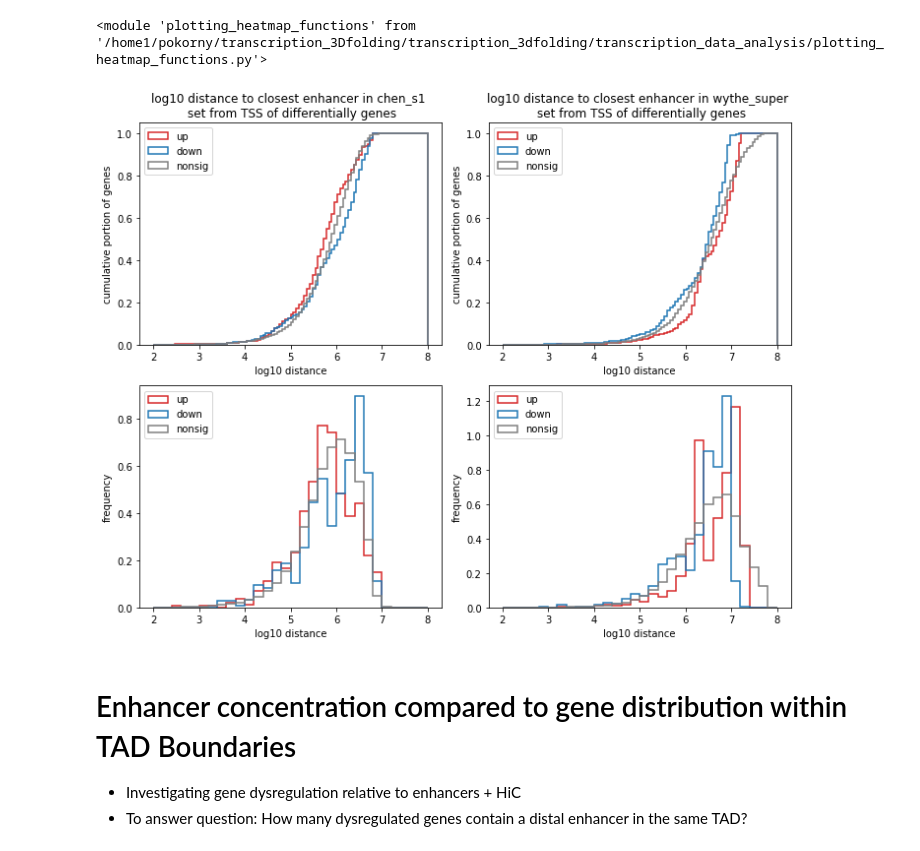
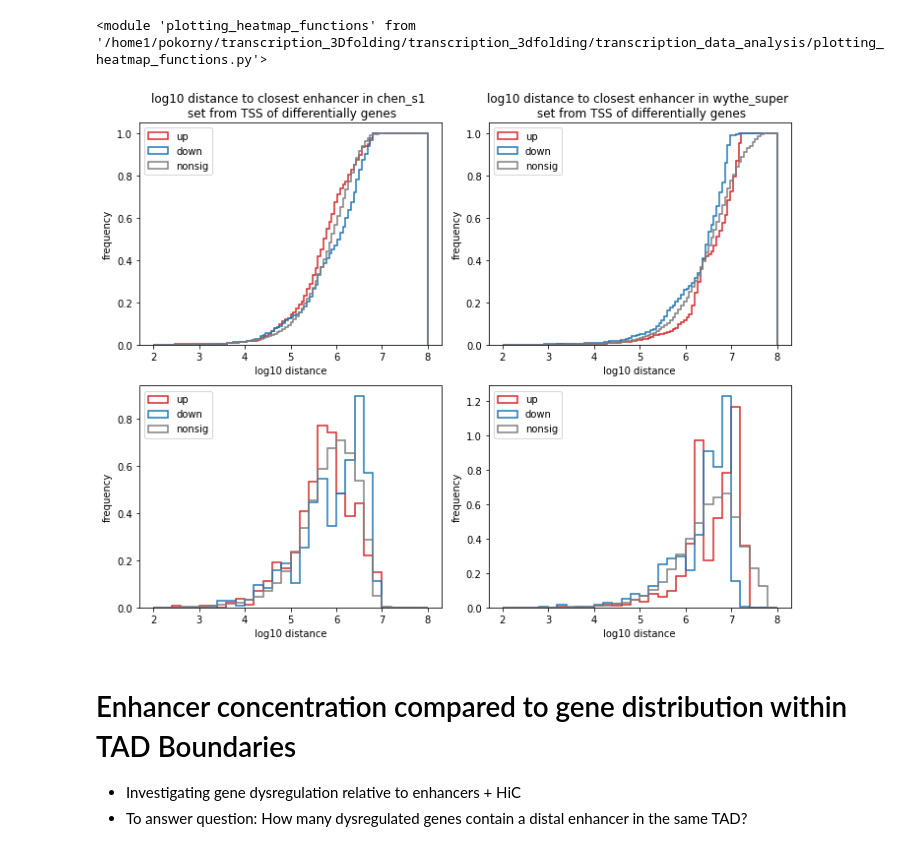
Before and after one commit to Bozhie/transcription_3Dfolding, a Jupyter notebook: transcription_3dfolding/transcription_data_analysis/20221016_dNipBL_proximal_enhancers.ipynb, the cells around one changed output. Drawn from its saved outputs; the diff is of its cells as text; code cells hidden in the pictures.

```diff
--- a/transcription_3dfolding/transcription_data_analysis/20221016_dNipBL_proximal_enhancers.ipynb
+++ b/transcription_3dfolding/transcription_data_analysis/20221016_dNipBL_proximal_enhancers.ipynb
@@ -104,21 +104,23 @@ importlib.reload(pfn)
 # %%
 fig, axs = plt.subplots(2,2, figsize=(10, 8))
 
 for (enhancer_label, file), axi in zip(enhancers.items(), np.arange(axs.shape[0])):
-    pfn.plot_cumulative_distance(day1_res_df,
+    pfn.plot_distance_histogram(day1_res_df,
                                  enhancer_label+'_distance',
                                  ax=axs[0, axi],
+                                 cumulative=True,
+                                 bins=100,
                                  plot_title='log10 distance to closest enhancer in {} \n set from TSS of differentially genes'.format(enhancer_label))
 
     pfn.plot_distance_histogram(day1_res_df,
                                 enhancer_label+'_distance',
                                 ax=axs[1, axi],
                                 bins=30)
 
 plt.tight_layout()
 plt.show()
 # %% [output]
-[figure, old version]
+[figure, new version]
 # %% [markdown]
 # Enhancer concentration compared to gene distribution within TAD Boundaries
 
```
Also changed, not shown: parts of 7 cells of this notebook, 3 other files.
